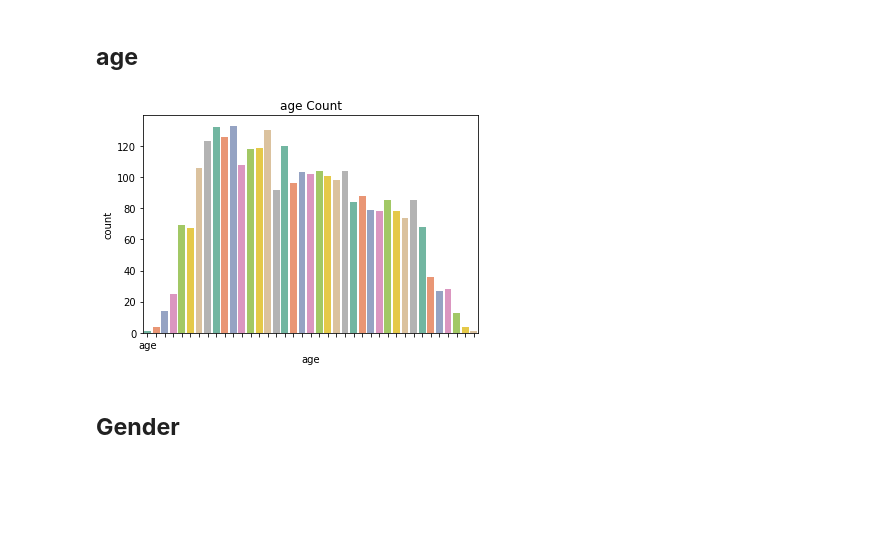
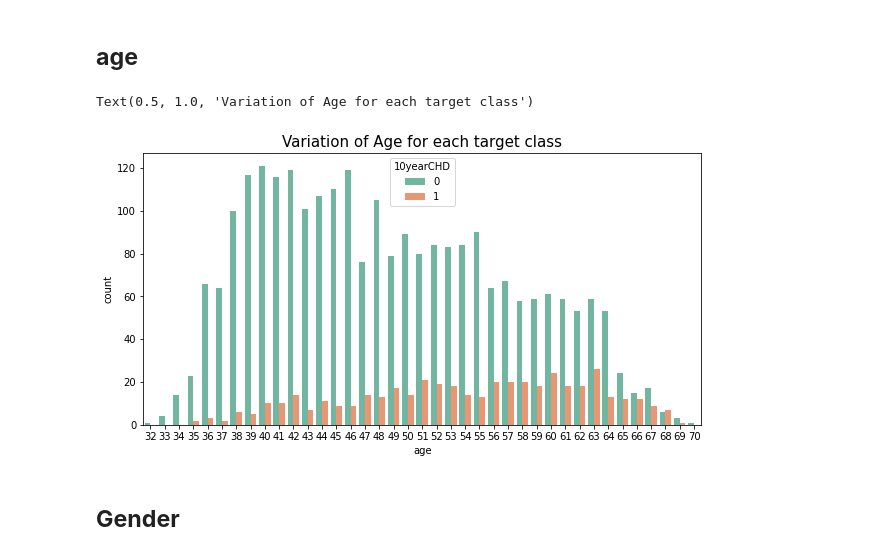
Before and after one commit to parulsharma098/Cardiovascular-Risk-Prediction, a Jupyter notebook: CARDIOVASCULAR_RISK_PREDICTION_CAPSTONE_III(Classification).ipynb, the cells around one changed output. Saved outputs shown, nothing was run; the diff lists cells and outputs as text; code cells hidden in the pictures; blank space fills up the shorter version.

```diff
--- a/CARDIOVASCULAR_RISK_PREDICTION_CAPSTONE_III(Classification).ipynb
+++ b/CARDIOVASCULAR_RISK_PREDICTION_CAPSTONE_III(Classification).ipynb
@@ -647,16 +647,14 @@ plt.show()
 [figure]
 # %% [markdown]
 ## **age**
-# %%
-# Plotting the bar graph with number of males and females.
-g = sns.countplot(df['age'],palette = "Set2")
-g.set_xticklabels(['age'])
-g.set_title('age Count')
-
-# Show the graph.
-plt.show()
-# %% [output]
-[figure, removed]
+# %%
+#ploting the countplot for age variable with target class
+plt.figure(figsize=(10,5))   #setting the figure size
+sns.countplot(data=df, x="age", hue="10yearCHD",palette="Set2")  #Plotting countplot
+plt.title('Variation of Age for each target class',fontsize=15)    #setting the title
+# %% [output]
+Text(0.5, 1.0, 'Variation of Age for each target class')
+[figure, added]
 # %% [markdown]
 ## **Gender**
 # %%
```
Also changed, not shown: parts of 11 cells of this notebook.
